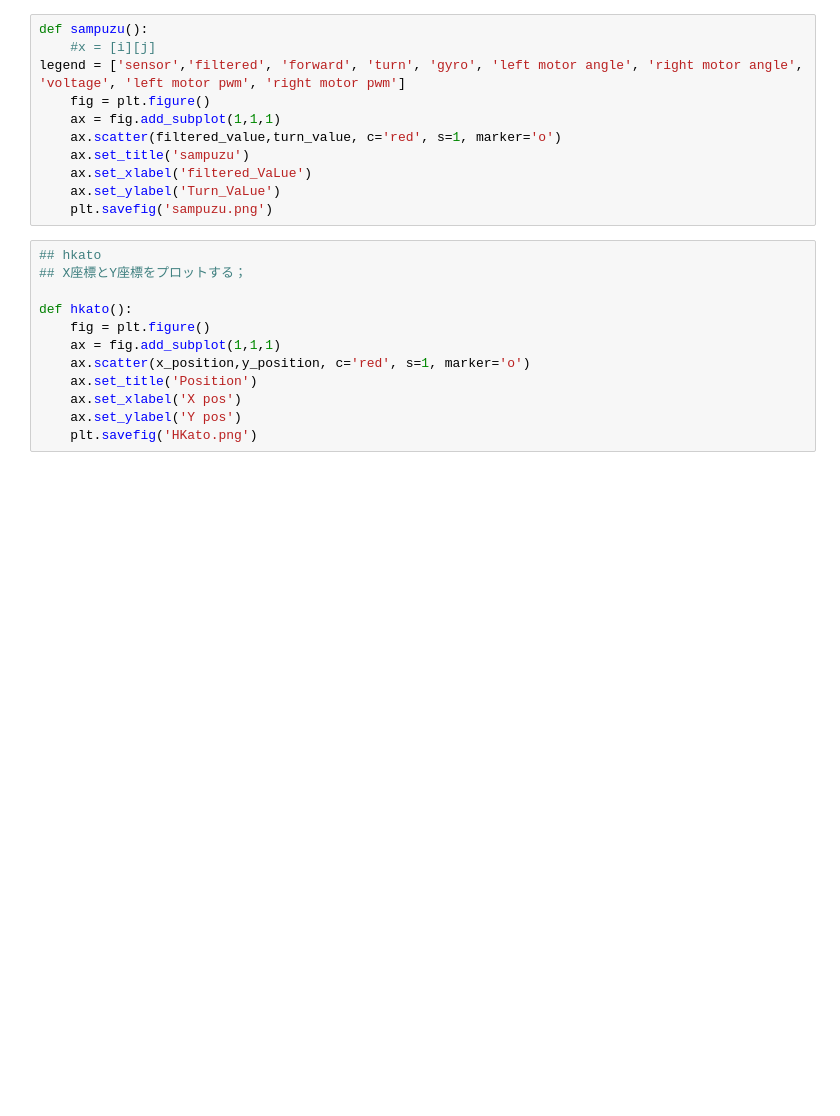
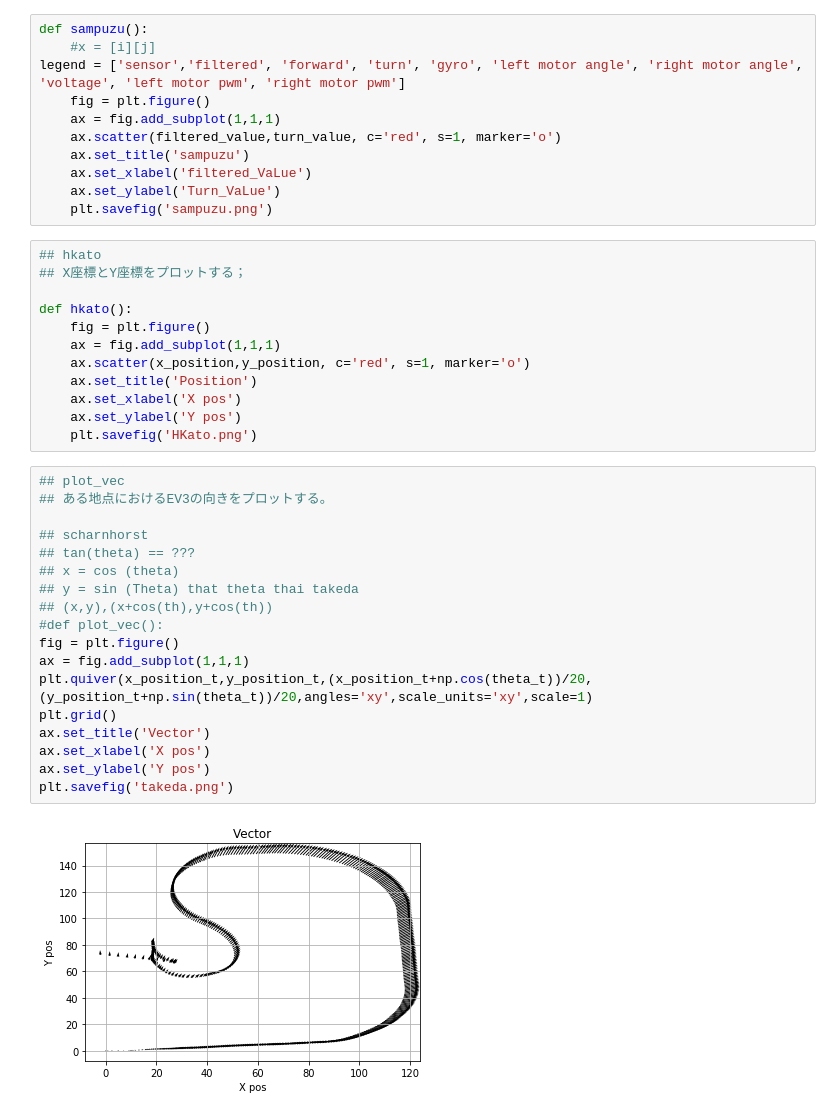
Before and after one commit to rem-s/ETRobot, a Jupyter notebook: txt_to_csv_shitari.ipynb, the cells around one changed output. Cells and saved outputs as stored; diff of their text form; blank space fills up the shorter version.

```diff
--- a/txt_to_csv_shitari.ipynb
+++ b/txt_to_csv_shitari.ipynb
@@ -273,3 +283,23 @@ def hkato():
     ax.set_xlabel('X pos')
     ax.set_ylabel('Y pos')
     plt.savefig('HKato.png')
+# %%
+## plot_vec
+## ある地点におけるEV3の向きをプロットする。
+
+## scharnhorst
+## tan(theta) == ???
+## x = cos (theta)
+## y = sin (Theta) that theta thai takeda
+## (x,y),(x+cos(th),y+cos(th))
+#def plot_vec():
+fig = plt.figure()
+ax = fig.add_subplot(1,1,1)
+plt.quiver(x_position_t,y_position_t,(x_position_t+np.cos(theta_t))/20,(y_position_t+np.sin(theta_t))/20,angles='xy',scale_units='xy',scale=1)
+plt.grid()
+ax.set_title('Vector')
+ax.set_xlabel('X pos')
+ax.set_ylabel('Y pos')
+plt.savefig('takeda.png')
+# %% [output]
+[figure, added]
```
Also changed, not shown: parts of 8 cells of this notebook, 1 other file.
